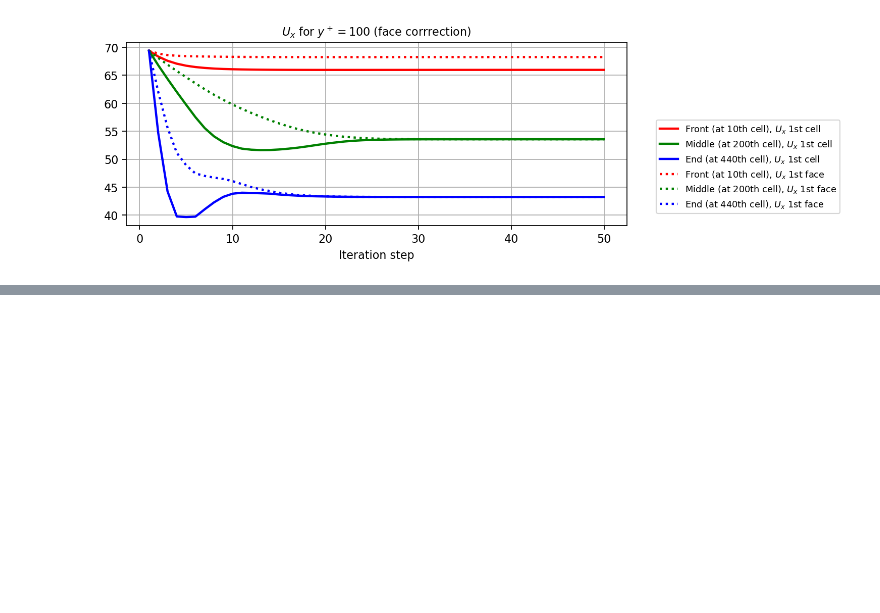
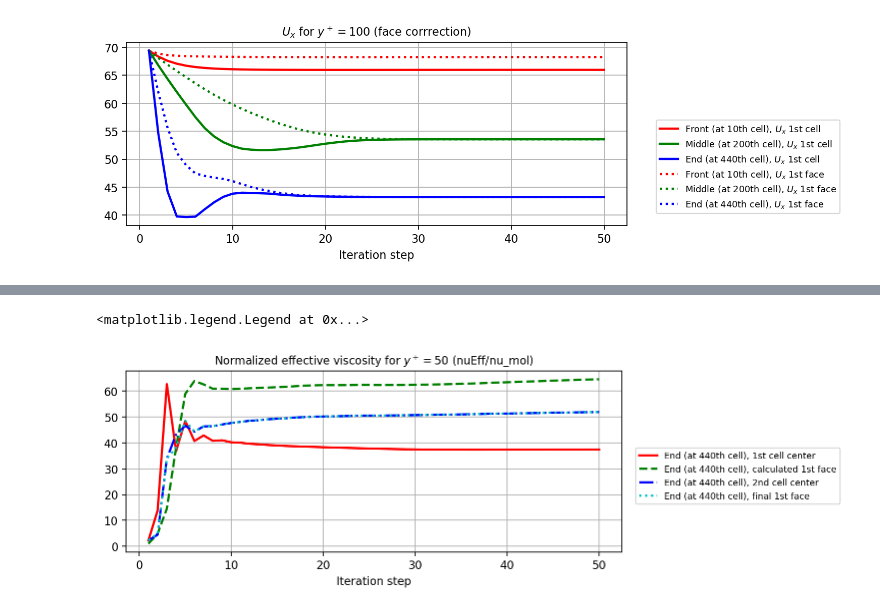
Before and after one commit to JihooKang-KOR/Data_driven_wall_modeling, a Jupyter notebook: notebooks/FieldAnalysis_1stFace.ipynb, the cells around one changed output, grey strips where cells are left out. Drawn from its saved outputs; the diff is of its cells as text; code cells hidden in the pictures; blank space fills up the shorter version.

```diff
--- a/notebooks/FieldAnalysis_1stFace.ipynb
+++ b/notebooks/FieldAnalysis_1stFace.ipynb
@@ -293,0 +348,13 @@ plt.legend(fontsize = 8, bbox_to_anchor=(1.05, 0.6))
+# %%
+fig_nuEff3, ax_nuEff3 = plt.subplots(1, 1, figsize=(8, 3))
+plt.grid()
+ax_nuEff3.set_xlabel("Iteration step")
+plt.title(r"Normalized effective viscosity for $y^+ = 50$ (nuEff/nu_mol)", fontsize = 10)
+ax_nuEff3.plot([i+1 for i in range(50)], [yp50_nuEff_data[j]['nuEff_1cell_norm'][439] for j in range(50)], ls = style[0], c = "r", lw = lw, label = "End (at 440th cell), 1st cell center")
+ax_nuEff3.plot([i+1 for i in range(50)], [yp50_nuEff_data[j]['nuEff_face_norm'][439] for j in range(50)], ls = style[1], c = "g", lw = lw, label = "End (at 440th cell), calculated 1st face")
+ax_nuEff3.plot([i+1 for i in range(50)], [yp50_nuEff_data[j]['nuEff_2cell_norm'][439] for j in range(50)], ls = style[3], c = "b", lw = lw, label = "End (at 440th cell), 2nd cell center")
+ax_nuEff3.plot([i+1 for i in range(50)], [yp50_nuEff_data[j]['nuEff_final_norm'][439] for j in range(50)], ls = style[2], c = "c", lw = lw, label = "End (at 440th cell), final 1st face")
+plt.legend(fontsize = 8, bbox_to_anchor=(1.45, 0.6))
+# %% [output]
+<matplotlib.legend.Legend at 0x...>
+[figure, added]
```
Also changed, not shown: parts of 10 cells of this notebook.
